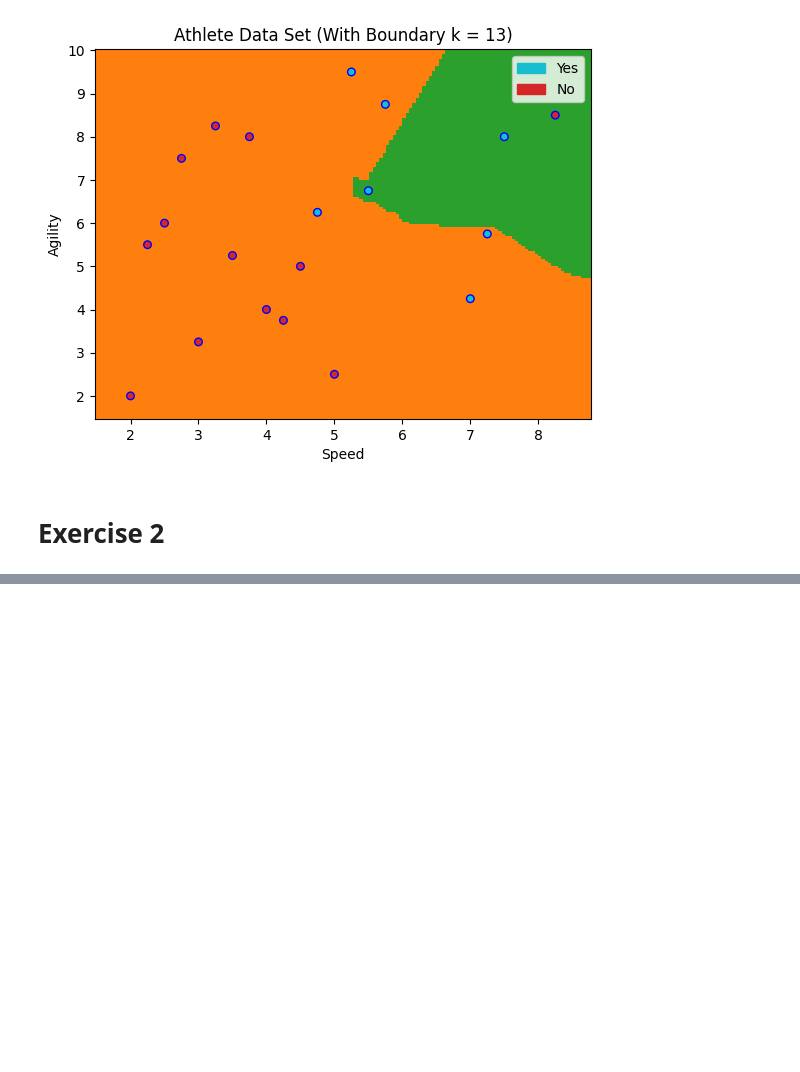
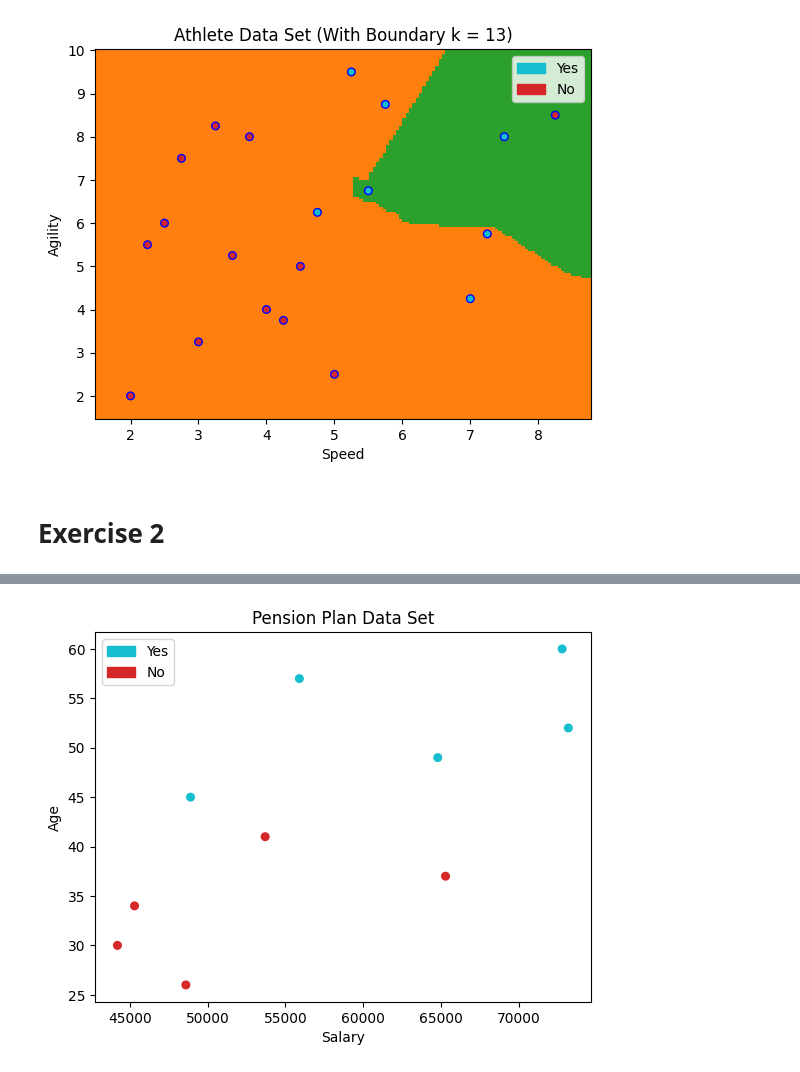
Before and after one commit to JuanScerriE/cce2502-pr-ml, a Jupyter notebook: probabilistic/knn.ipynb, the cells around one changed output, grey strips where cells are left out. Saved outputs shown, nothing was run; the diff lists cells and outputs as text; code cells hidden in the pictures; blank space fills up the shorter version.

```diff
--- a/probabilistic/knn.ipynb
+++ b/probabilistic/knn.ipynb
@@ -192,0 +234,26 @@ print(kNN_variance(3, 50, 16, data))
+# %%
+with open('pension-example.csv', newline='') as pension_example:
+    data = np.array(list(csv.reader(pension_example)))
+
+data = data[1:][:, 1:]
+
+input = data[:, 0:-1].astype(float)
+output = data[:, -1]
+
+plt.figure()
+plt.scatter(
+    x=input[:, 0],
+    y=input[:, 1],
+    c=list(map(lambda x : 1 if x == 'yes' else 0, output)),
+    cmap=ListedColormap(['#d62728', '#17becf']),
+    s=30
+)
+plt.xlabel('Salary')
+plt.ylabel('Age')
+plt.title('Pension Plan Data Set')
+yes_patch = mpatches.Patch(color='#17becf', label='Yes')
+no_patch = mpatches.Patch(color='#d62728', label='No')
+plt.legend(handles=[yes_patch, no_patch])
+plt.show()
+# %% [output]
+[figure, added]
```
Also changed, not shown: parts of 15 cells of this notebook, 2 other files.
